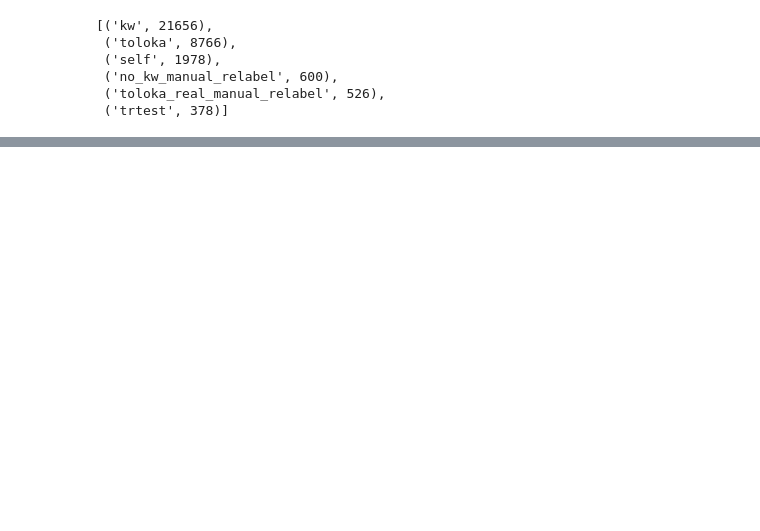
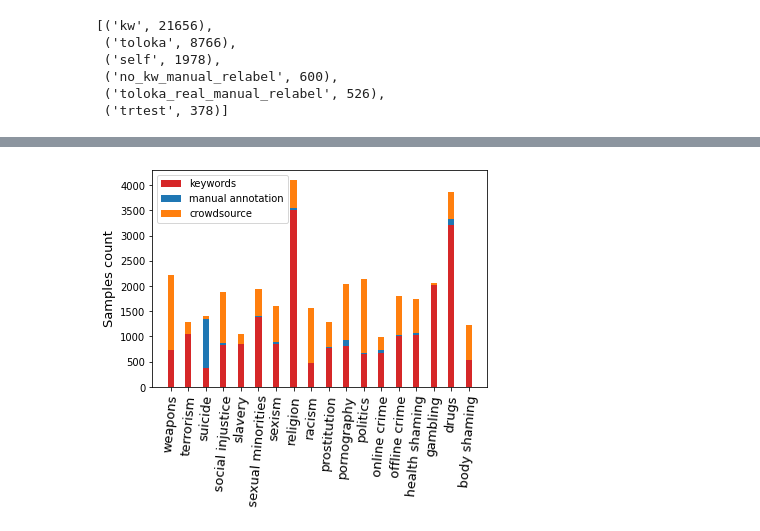
Before and after one commit to s-nlp/inappropriate-sensitive-topics, a Jupyter notebook: Version2/visualizer/multi_source_details.ipynb, the cells around one changed output, grey strips where cells are left out. Drawn from its saved outputs; the diff is of its cells as text; code cells hidden in the pictures; blank space fills up the shorter version.

```diff
--- a/Version2/visualizer/multi_source_details.ipynb
+++ b/Version2/visualizer/multi_source_details.ipynb
@@ -60,6 +62,8 @@ def get_count(df):
 topics = sorted(['offline_crime', 'online_crime', 'drugs', 'gambling', 'pornography',
        'prostitution', 'slavery', 'suicide', 'terrorism', 'weapons',
        'body_shaming', 'health_shaming', 'politics', 'racism', 'religion',
-       'sexual_minorities', 'sexism', 'social_injustice'])
+       'sexual_minorities', 'sexism', 'social_injustice'], reverse=True)
 
-# topics
+topics = [re.sub("_"," ",el) for el in topics]
+
+topics
@@ -117,0 +138,28 @@ plt.savefig("multilabel_source_plot.pdf",format='pdf', bbox_inches='tight')
+# %%
+import numpy as np
+import matplotlib.pyplot as plt
+
+menMeans = np.array((20, 35, 30, 35, 27))
+womenMeans = np.array((25, 32, 34, 20, 25))
+childrenMeans = np.array((21, 30, 32, 10, 36))
+
+kw = np.array(df_kw_CNT['count'].tolist())
+self =  np.array(df_self_CNT['count'].tolist())
+toloka = np.array(df_toloka_CNT['count'].tolist())
+
+ind = np.arange(5)
+width = 0.35
+
+p1 = plt.bar(topics, kw, width, color='#d62728', )
+p2 = plt.bar(topics, self, width,  bottom=kw)
+p3 = plt.bar(topics, toloka, width,  bottom=self+kw)
+
+plt.xticks(rotation = 85, fontsize=13)
+plt.ylabel('Samples count', fontsize=13)
+
+plt.legend((p1[0], p2[0], p3[0]), ('keywords', 'manual annotation', "crowdsource"))
+
+# plt.show()
+plt.savefig("multilabel_source_plot.pdf",format='pdf', bbox_inches='tight')
+# %% [output]
+[figure, added]
```
Also changed, not shown: parts of 8 cells of this notebook, 6 other files.
